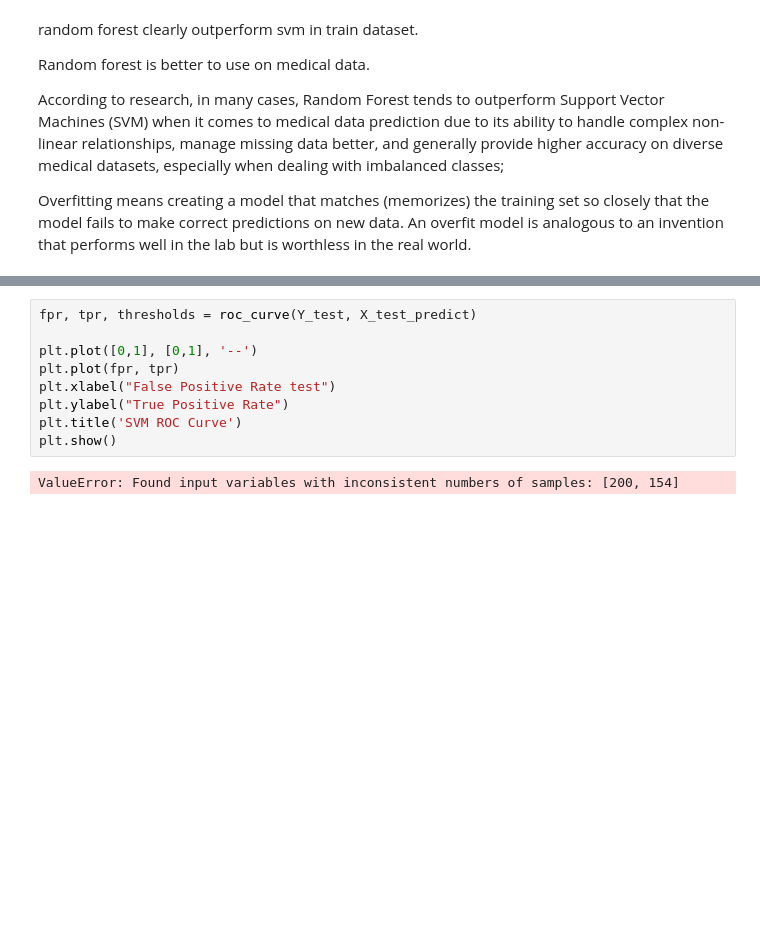
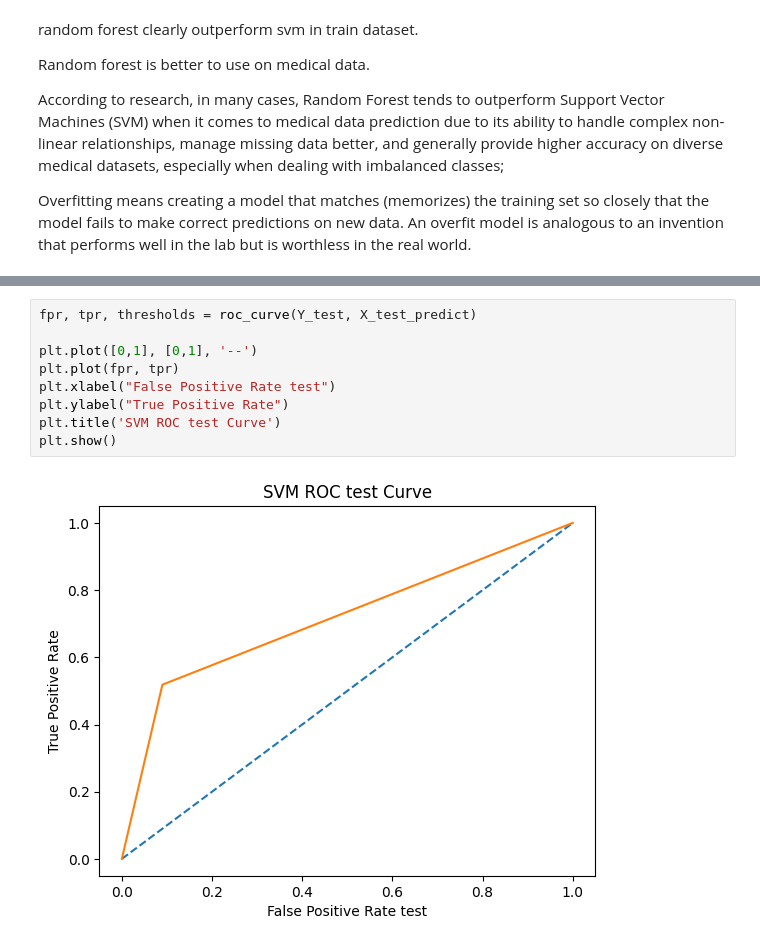
Before and after one commit to Puneet-TH/DiabetesML, a Jupyter notebook: diabetesPredictionNew.ipynb, the cells around one changed output, grey strips where cells are left out. Saved outputs shown, nothing was run; the diff lists cells and outputs as text; blank space fills up the shorter version.

```diff
--- a/diabetesPredictionNew.ipynb
+++ b/diabetesPredictionNew.ipynb
@@ -493,11 +466,11 @@ plt.show()
 # %%
 fpr, tpr, thresholds = roc_curve(Y_test, X_test_predict)
 
 plt.plot([0,1], [0,1], '--')
 plt.plot(fpr, tpr)
 plt.xlabel("False Positive Rate test")
 plt.ylabel("True Positive Rate")
-plt.title('SVM ROC Curve')
+plt.title('SVM ROC test Curve')
 plt.show()
 # %% [output]
-ValueError: Found input variables with inconsistent numbers of samples: [200, 154]
+[figure, added]
```
Also changed, not shown: parts of 6 cells of this notebook.
